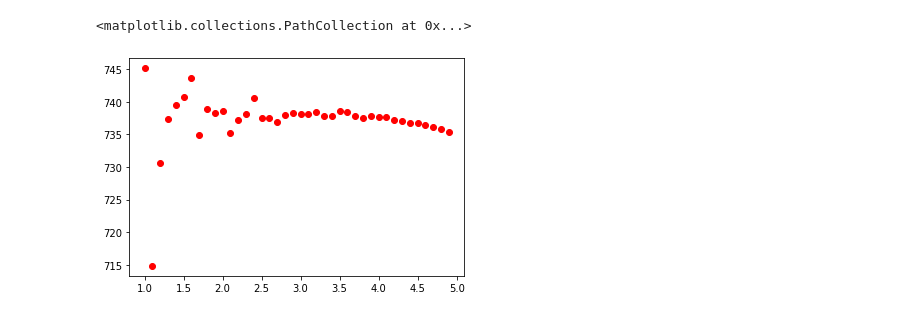
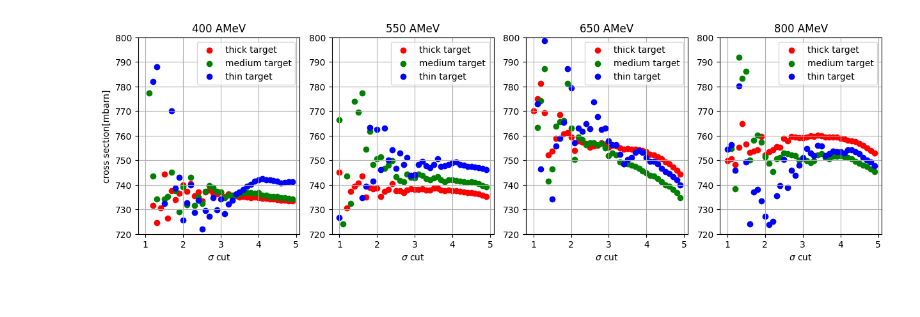
Before and after one commit to jenegger/r3bweek24_gsi, a Jupyter notebook: preliminary_charge_chaning_methods.ipynb, the cells around one changed output. Cells and saved outputs as stored; diff of their text form; code cells hidden in the pictures.

```diff
--- a/preliminary_charge_chaning_methods.ipynb
+++ b/preliminary_charge_chaning_methods.ipynb
@@ -100,6 +129,42 @@ bins = np.arange(1, 5, 0.1).tolist()
 # %%
-fig, ax = plt.subplots()
-ax.scatter(bins,test2[1],label="charge_changing 2198",color='red',marker="o")
+fig, ax = plt.subplots(1,4,figsize=(15,4))
+#fig.tight_layout()
+ax[0].set_ylim([720,800])
+ax[0].scatter(bins,tick_400,label="thick target",color='red',marker="o")
+ax[0].scatter(bins,medium_400,label="medium target",color='green',marker="o")
+ax[0].scatter(bins,thin_400,label="thin target",color='blue',marker="o")
+ax[0].legend()
+ax[0].set_title("400 AMeV")
+ax[0].set_xlabel(r'$\sigma$ cut')
+ax[0].set_ylabel("cross section[mbarn]")
+
+ax[1].set_ylim([720,800])
+ax[1].scatter(bins,tick_550,label="thick target",color='red',marker="o")
+ax[1].scatter(bins,medium_550,label="medium target",color='green',marker="o")
+ax[1].scatter(bins,thin_550,label="thin target",color='blue',marker="o")
+ax[1].legend()
+ax[1].set_title("550 AMeV")
+ax[1].set_xlabel(r'$\sigma$ cut')
+
+ax[2].set_ylim([720,800])
+ax[2].scatter(bins,tick_650,label="thick target",color='red',marker="o")
+ax[2].scatter(bins,medium_650,label="medium target",color='green',marker="o")
+ax[2].scatter(bins,thin_650,label="thin target",color='blue',marker="o")
+ax[2].legend()
+ax[2].set_title("650 AMeV")
+ax[2].set_xlabel(r'$\sigma$ cut')
+
+ax[3].set_ylim([720,800])
+ax[3].scatter(bins,tick_800,label="thick target",color='red',marker="o")
+ax[3].scatter(bins,medium_800,label="medium target",color='green',marker="o")
+ax[3].scatter(bins,thin_800,label="thin target",color='blue',marker="o")
+ax[3].legend()
+ax[3].set_title("800 AMeV")
+ax[3].set_xlabel(r'$\sigma$ cut')
+ax[0].grid()
+ax[1].grid()
+ax[2].grid()
+ax[3].grid()
+plt.savefig('cccs_vs_sigma_cut.png')
 # %% [output]
-<matplotlib.collections.PathCollection at 0x...>
-[figure, old version]
+[figure, new version]
```
Also changed, not shown: parts of 11 cells of this notebook, 10 other files.
